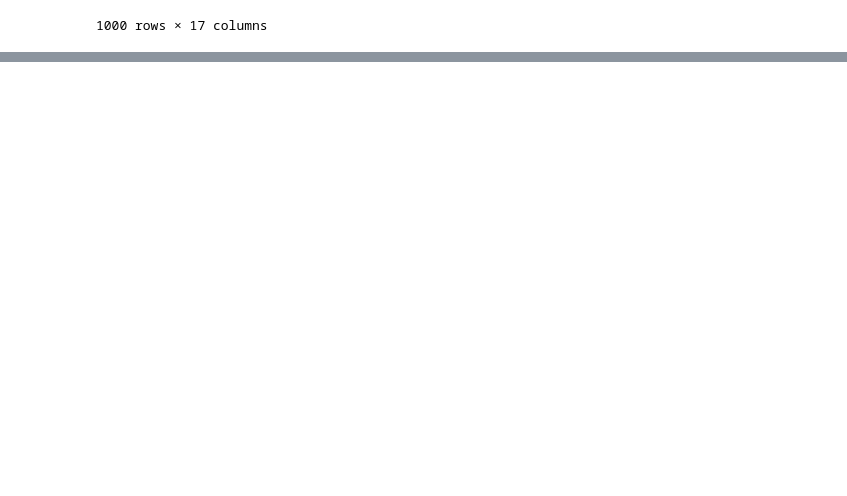
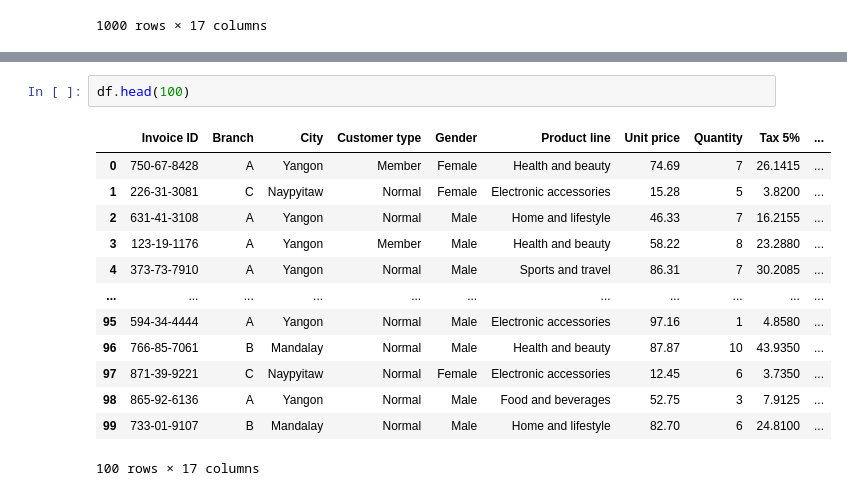
Before and after one commit to Wasima230Sultana/Supermarket-Sales-Analysis, a Jupyter notebook: supermarket.ipynb, the cells around one changed output, grey strips where cells are left out. Cells and saved outputs as stored; diff of their text form; blank space fills up the shorter version.

```diff
--- a/supermarket.ipynb
+++ b/supermarket.ipynb
@@ -20,0 +38,16 @@ df
+# %%
+df.head(100)
+# %% [output]
+|  | Invoice ID | Branch | City | Customer type | Gender | Product line | Unit price | Quantity | Tax 5% | ... |
+| 0 | 750-67-8428 | A | Yangon | Member | Female | Health and beauty | 74.69 | 7 | 26.1415 | ... |
+| 1 | 226-31-3081 | C | Naypyitaw | Normal | Female | Electronic accessories | 15.28 | 5 | 3.8200 | ... |
+| 2 | 631-41-3108 | A | Yangon | Normal | Male | Home and lifestyle | 46.33 | 7 | 16.2155 | ... |
+| 3 | 123-19-1176 | A | Yangon | Member | Male | Health and beauty | 58.22 | 8 | 23.2880 | ... |
+| 4 | 373-73-7910 | A | Yangon | Normal | Male | Sports and travel | 86.31 | 7 | 30.2085 | ... |
+| ... | ... | ... | ... | ... | ... | ... | ... | ... | ... | ... |
+| 95 | 594-34-4444 | A | Yangon | Normal | Male | Electronic accessories | 97.16 | 1 | 4.8580 | ... |
+| 96 | 766-85-7061 | B | Mandalay | Normal | Male | Health and beauty | 87.87 | 10 | 43.9350 | ... |
+| 97 | 871-39-9221 | C | Naypyitaw | Normal | Female | Electronic accessories | 12.45 | 6 | 3.7350 | ... |
+| 98 | 865-92-6136 | A | Yangon | Normal | Male | Food and beverages | 52.75 | 3 | 7.9125 | ... |
+| 99 | 733-01-9107 | B | Mandalay | Normal | Male | Home and lifestyle | 82.70 | 6 | 24.8100 | ... |
+100 rows × 17 columns
```
Also changed, not shown: parts of 2 cells of this notebook.
